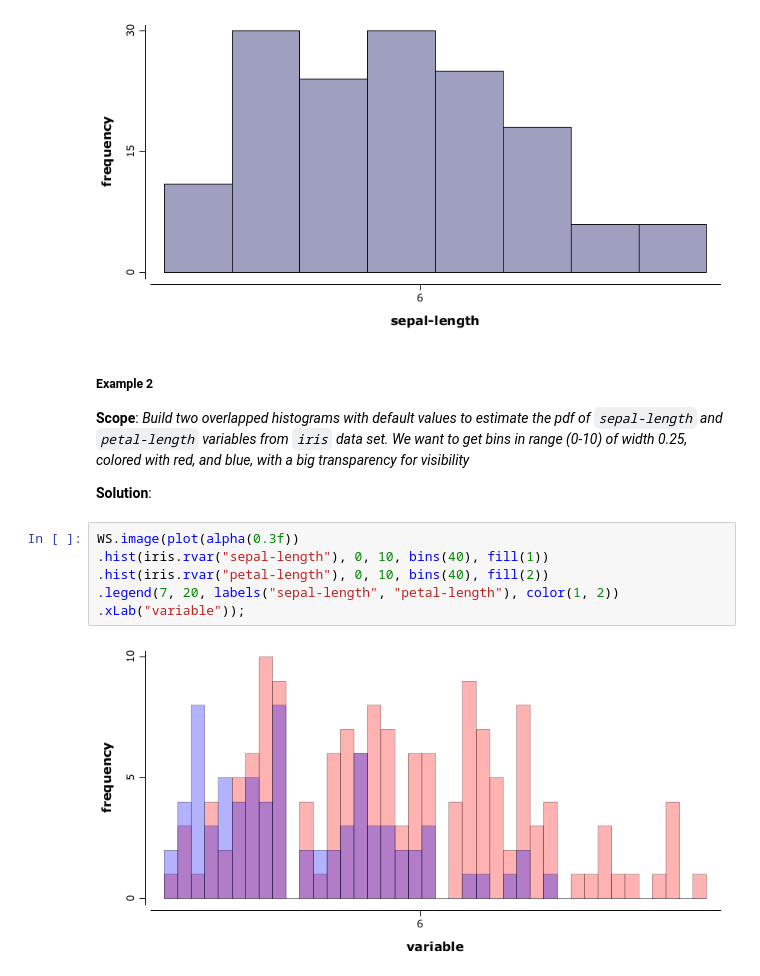
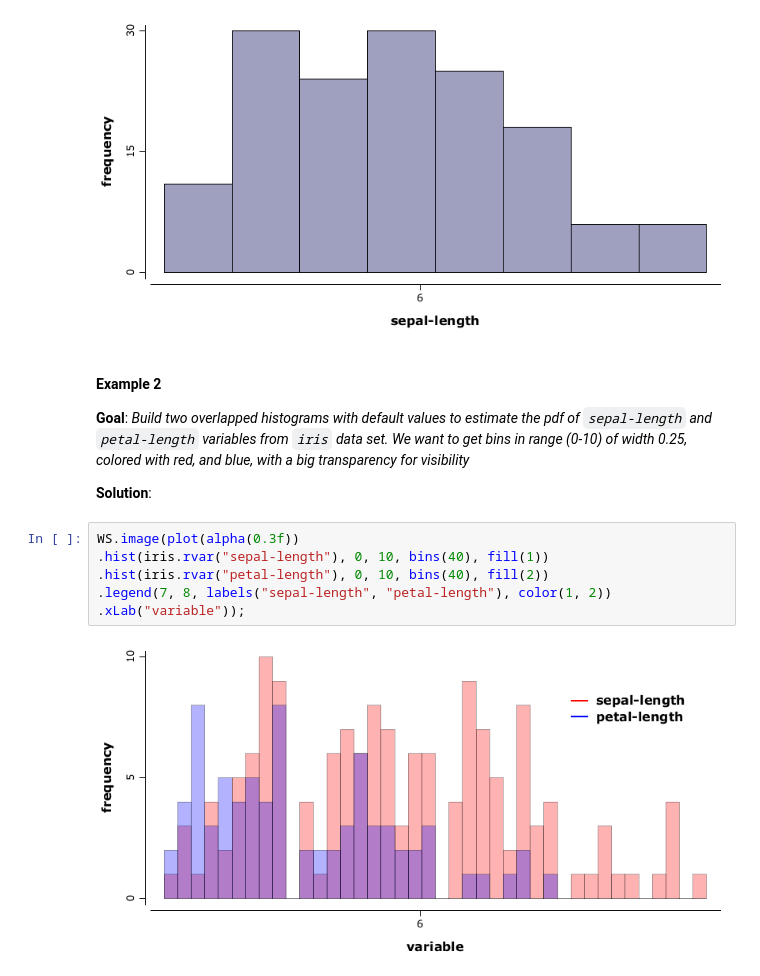
Before and after one commit to padreati/rapaio-notebooks, a Jupyter notebook: tutorials/DataVisualization.ipynb, the cells around one changed output. Drawn from its saved outputs; the diff is of its cells as text.

```diff
--- a/tutorials/DataVisualization.ipynb
+++ b/tutorials/DataVisualization.ipynb
@@ -148,19 +150,19 @@ WS.image(hist(iris.rvar("sepal-length")));
 # %% [output]
 [figure]
 # %% [markdown]
-##### Example 2
+#### Example 2
 
-**Scope**: *Build two overlapped histograms with default values to estimate the pdf of `sepal-length` and `petal-length` variables from `iris` data set. We want to get bins in range (0-10) of width 0.25, colored with red, and blue, with a big transparency for visibility*
+**Goal**: *Build two overlapped histograms with default values to estimate the pdf of `sepal-length` and `petal-length` variables from `iris` data set. We want to get bins in range (0-10) of width 0.25, colored with red, and blue, with a big transparency for visibility*
 
 **Solution**:
 # %%
 WS.image(plot(alpha(0.3f))
 .hist(iris.rvar("sepal-length"), 0, 10, bins(40), fill(1))
 .hist(iris.rvar("petal-length"), 0, 10, bins(40), fill(2))
-.legend(7, 20, labels("sepal-length", "petal-length"), color(1, 2))
+.legend(7, 8, labels("sepal-length", "petal-length"), color(1, 2))
 .xLab("variable"));
 # %% [output]
-[figure, old version]
+[figure, new version]
 # %% [markdown]
 * `plot(alpha(0.3f))` - builds an empty plot; this is used only to pass default values for alpha for all plot components, otherwise the plot construct would not be needed
 * `hist` - adds a histogram to the current plot
```
Also changed, not shown: parts of 43 cells of this notebook, 2 other files.
